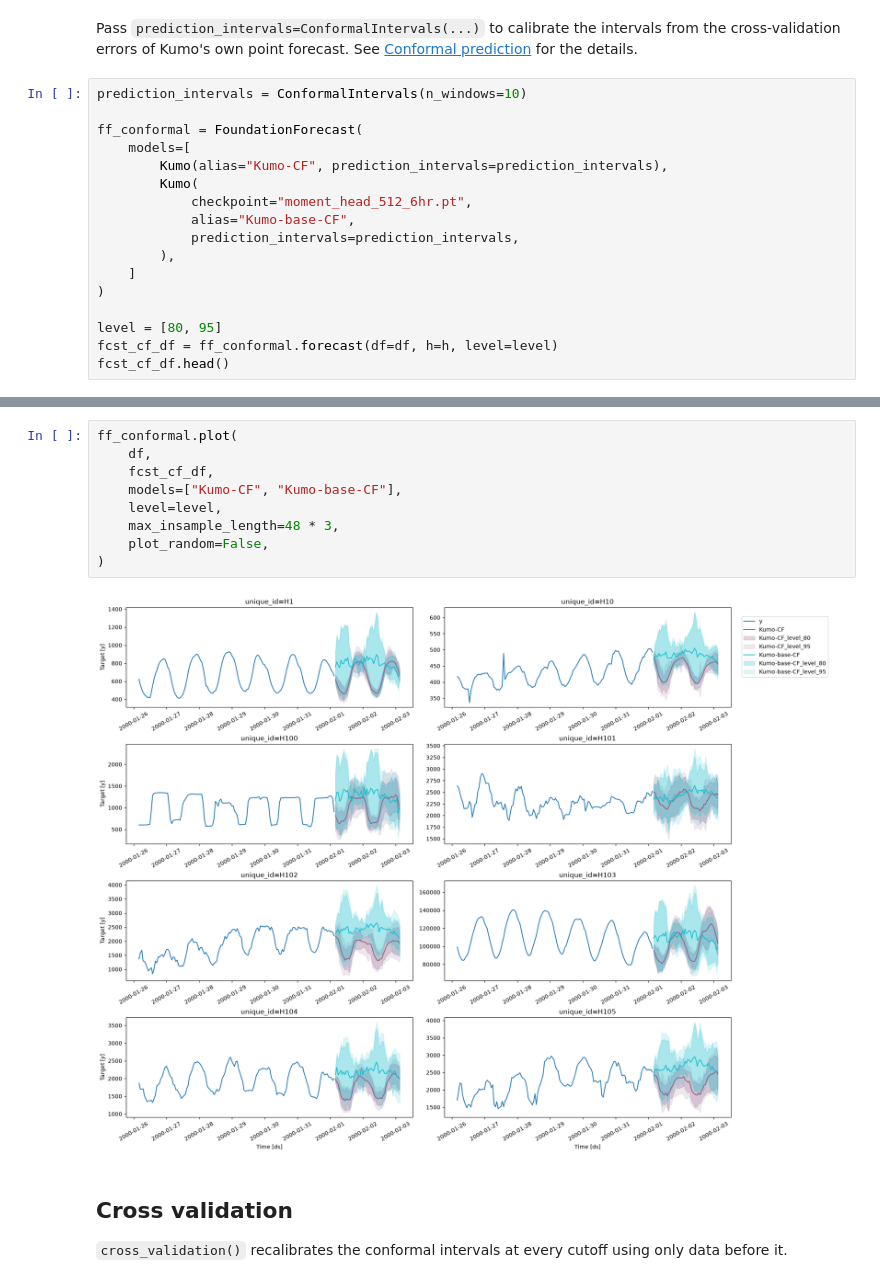
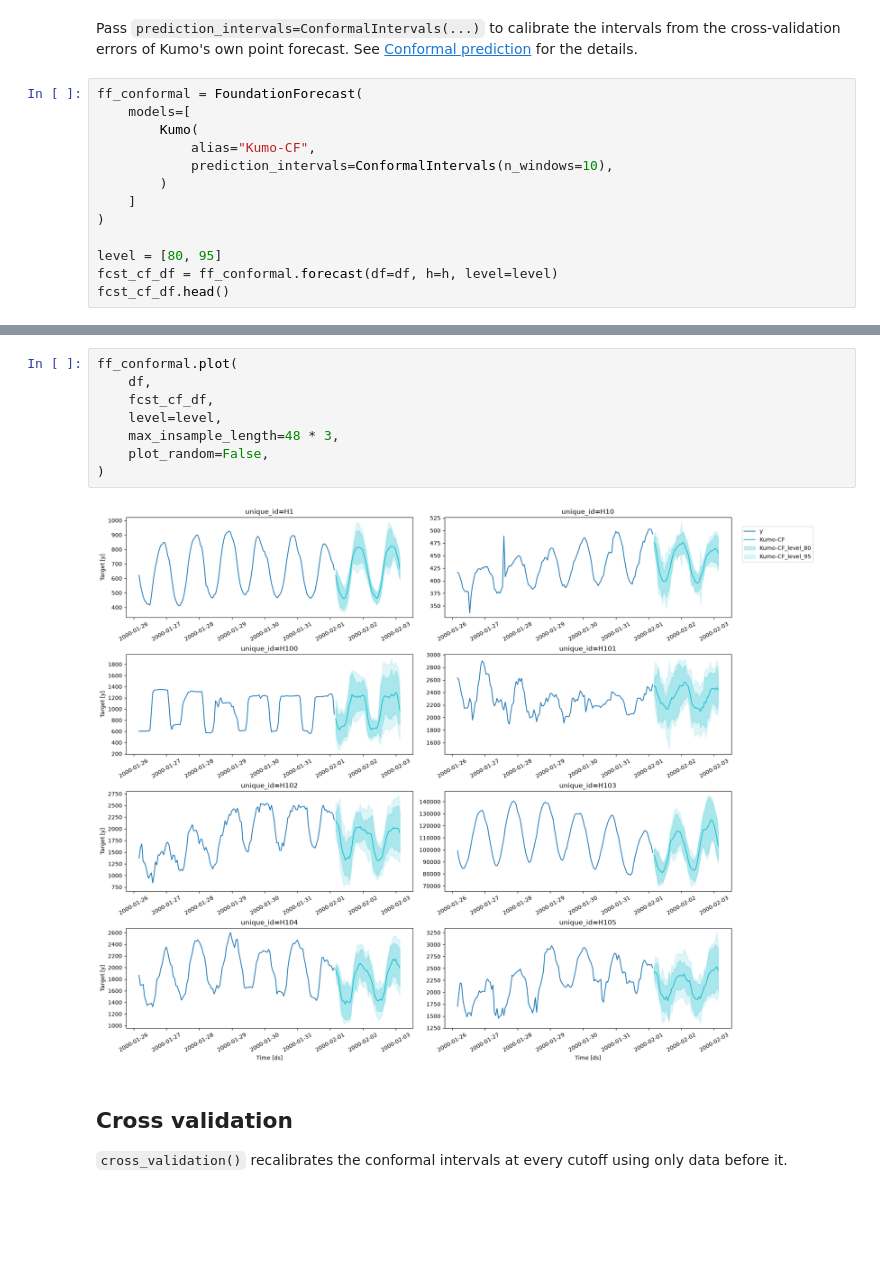
Before and after one commit to TimeCopilot/foundationforecast, a Jupyter notebook: docs/examples/kumo-family.ipynb, the cells around one changed output, grey strips where cells are left out. Cells and saved outputs as stored; diff of their text form; blank space fills up the shorter version.

Commit message:
docs: drop the Kumo base checkpoint from the docs and notebook
Co-authored-by: Cursor <cursoragent@cursor.com>

```diff
--- a/docs/examples/kumo-family.ipynb
+++ b/docs/examples/kumo-family.ipynb
@@ -104,16 +100,12 @@ Kumo produces point forecasts only, so `level` and `quantiles` need conformal in
 # %% [markdown]
 Pass `prediction_intervals=ConformalIntervals(...)` to calibrate the intervals from the cross-validation errors of Kumo's own point forecast. See [Conformal prediction](conformal-prediction.ipynb) for the details.
 # %%
-prediction_intervals = ConformalIntervals(n_windows=10)
-
 ff_conformal = FoundationForecast(
     models=[
-        Kumo(alias="Kumo-CF", prediction_intervals=prediction_intervals),
         Kumo(
-            checkpoint="moment_head_512_6hr.pt",
-            alias="Kumo-base-CF",
-            prediction_intervals=prediction_intervals,
-        ),
+            alias="Kumo-CF",
+            prediction_intervals=ConformalIntervals(n_windows=10),
+        )
     ]
 )
 
@@ -130,14 +122,13 @@ fcst_cf_df.head()
 # %%
 ff_conformal.plot(
     df,
     fcst_cf_df,
-    models=["Kumo-CF", "Kumo-base-CF"],
     level=level,
     max_insample_length=48 * 3,
     plot_random=False,
 )
 # %% [output]
-[figure, old version]
+[figure, new version]
 # %% [markdown]
 ## Cross validation
 
```
Also changed, not shown: parts of 8 cells of this notebook, 4 other files.
